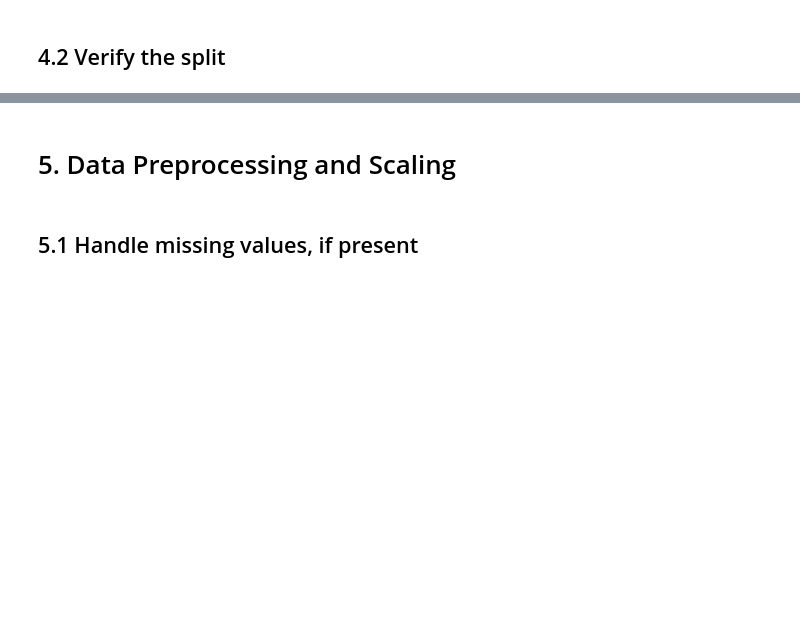
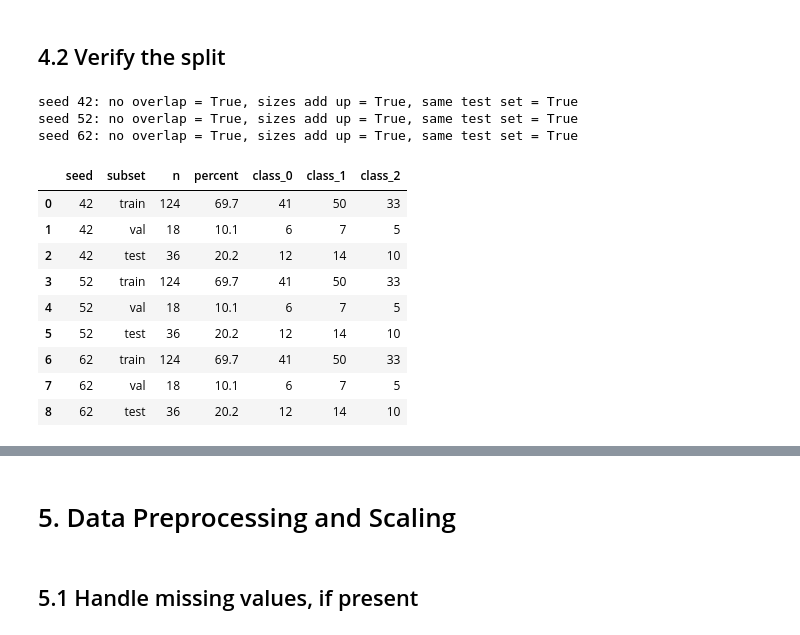
Before and after one commit to akYavuz/ml-project, a Jupyter notebook: notebooks/wine.ipynb, the cells around one changed output, grey strips where cells are left out. Drawn from its saved outputs; the diff is of its cells as text; code cells hidden in the pictures; blank space fills up the shorter version.

```diff
--- a/notebooks/wine.ipynb
+++ b/notebooks/wine.ipynb
@@ -38,2 +217,19 @@ y = pd.Series(data.target, name="target")
 # %% [markdown]
 ## 4.2 Verify the split
+# %%
+h.check_splits(splits, X_test, X)
+h.split_summary(splits, y_test, y)
+# %% [output]
+seed 42: no overlap = True, sizes add up = True, same test set = True
+seed 52: no overlap = True, sizes add up = True, same test set = True
+seed 62: no overlap = True, sizes add up = True, same test set = True
+|  | seed | subset | n | percent | class_0 | class_1 | class_2 |
+| 0 | 42 | train | 124 | 69.7 | 41 | 50 | 33 |
+| 1 | 42 | val | 18 | 10.1 | 6 | 7 | 5 |
+| 2 | 42 | test | 36 | 20.2 | 12 | 14 | 10 |
+| 3 | 52 | train | 124 | 69.7 | 41 | 50 | 33 |
+| 4 | 52 | val | 18 | 10.1 | 6 | 7 | 5 |
+| 5 | 52 | test | 36 | 20.2 | 12 | 14 | 10 |
+| 6 | 62 | train | 124 | 69.7 | 41 | 50 | 33 |
+| 7 | 62 | val | 18 | 10.1 | 6 | 7 | 5 |
+| 8 | 62 | test | 36 | 20.2 | 12 | 14 | 10 |
```
Also changed, not shown: parts of 58 cells of this notebook, 22 other files.
